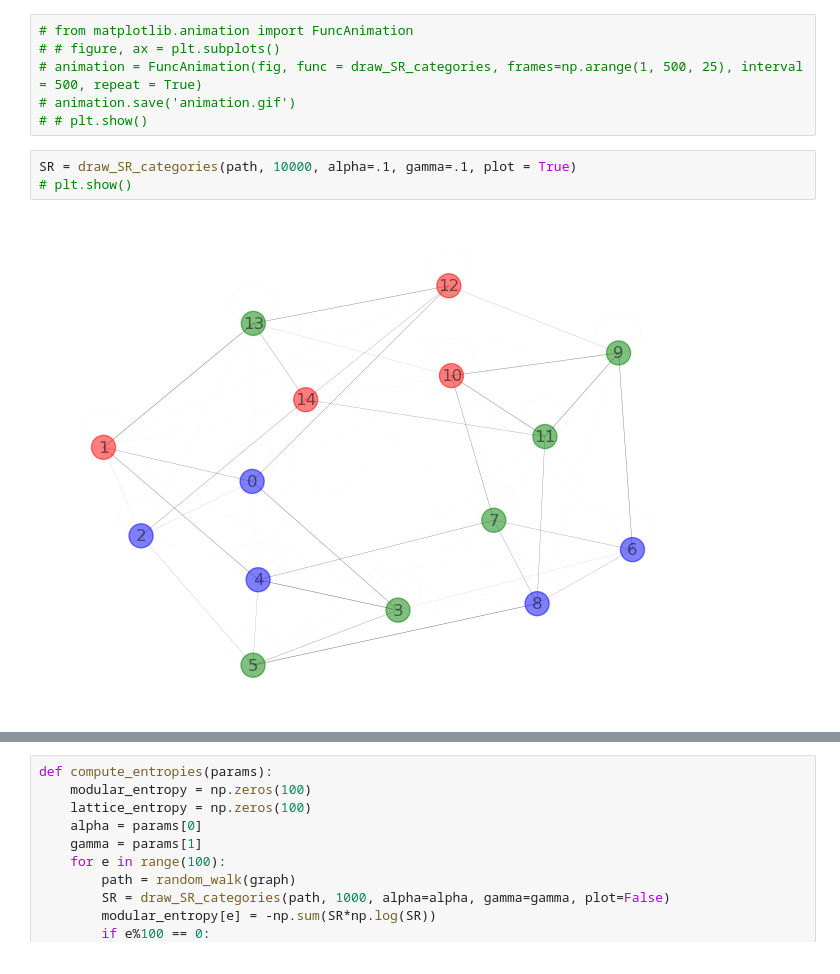
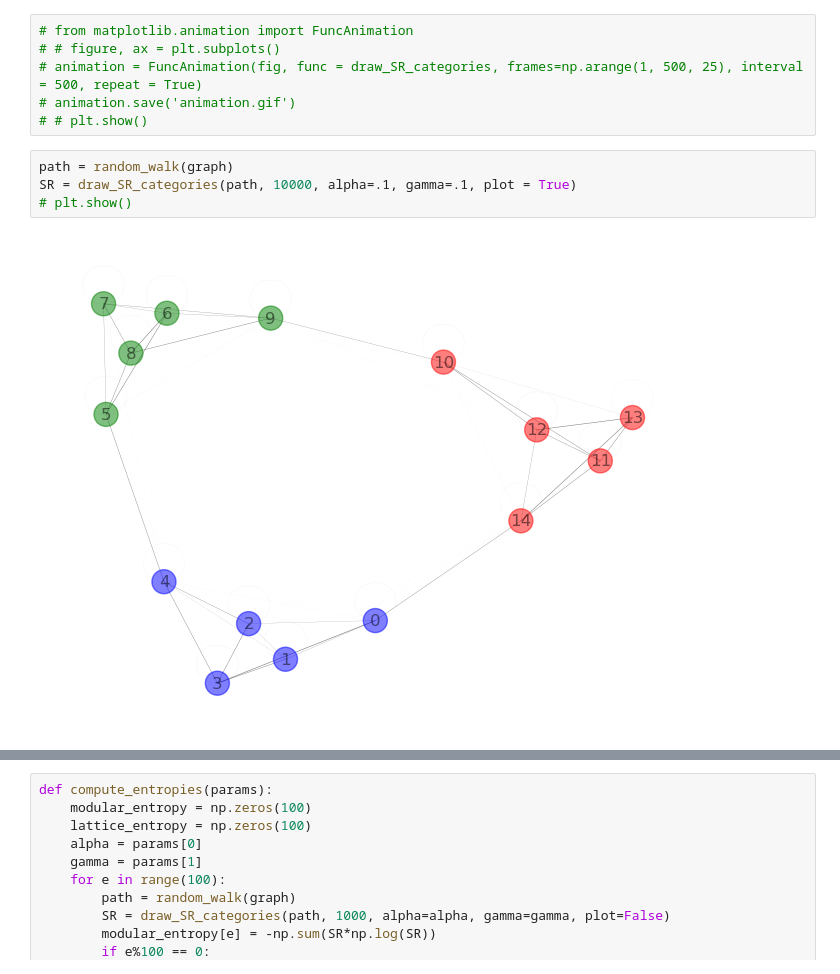
Before and after one commit to tejas-savalia/event-boundaries, a Jupyter notebook: simulations/categorization_simulation.ipynb, the cells around one changed output, grey strips where cells are left out. Cells and saved outputs as stored; diff of their text form.

```diff
--- a/simulations/categorization_simulation.ipynb
+++ b/simulations/categorization_simulation.ipynb
@@ -201,7 +199,8 @@ def draw_SR_categories(path, cutoff_point, alpha = 0.1, gamma = 0.1, num_nodes =
 # animation.save('animation.gif')
 # # plt.show()
 # %%
+path = random_walk(graph)
 SR = draw_SR_categories(path, 10000, alpha=.1, gamma=.1, plot = True)
 # plt.show()
 # %% [output]
-[figure, old version]
+[figure, new version]
```
Also changed, not shown: parts of 8 cells of this notebook, 1 other file.
